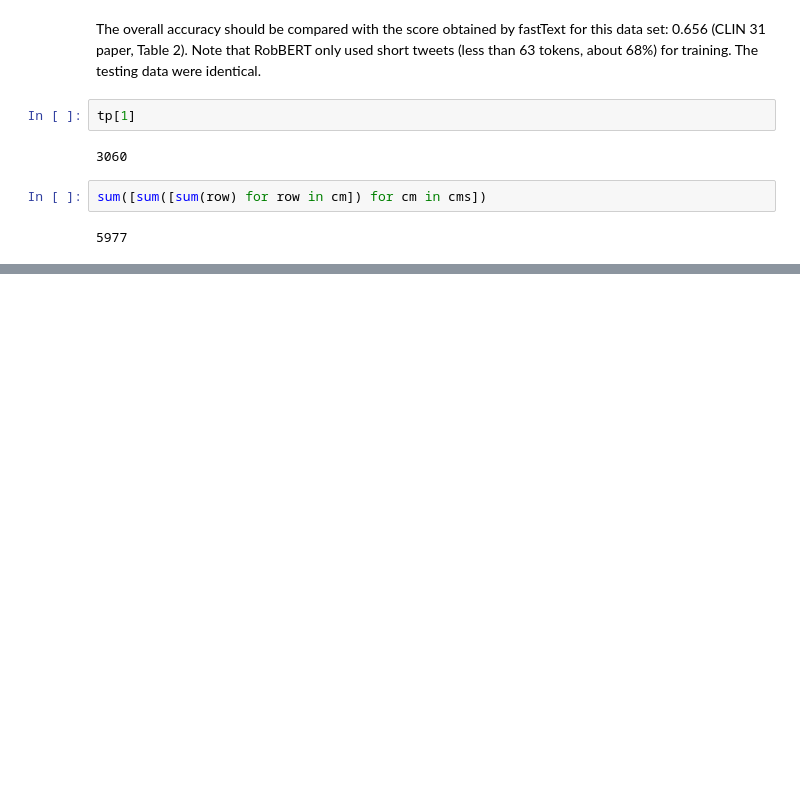
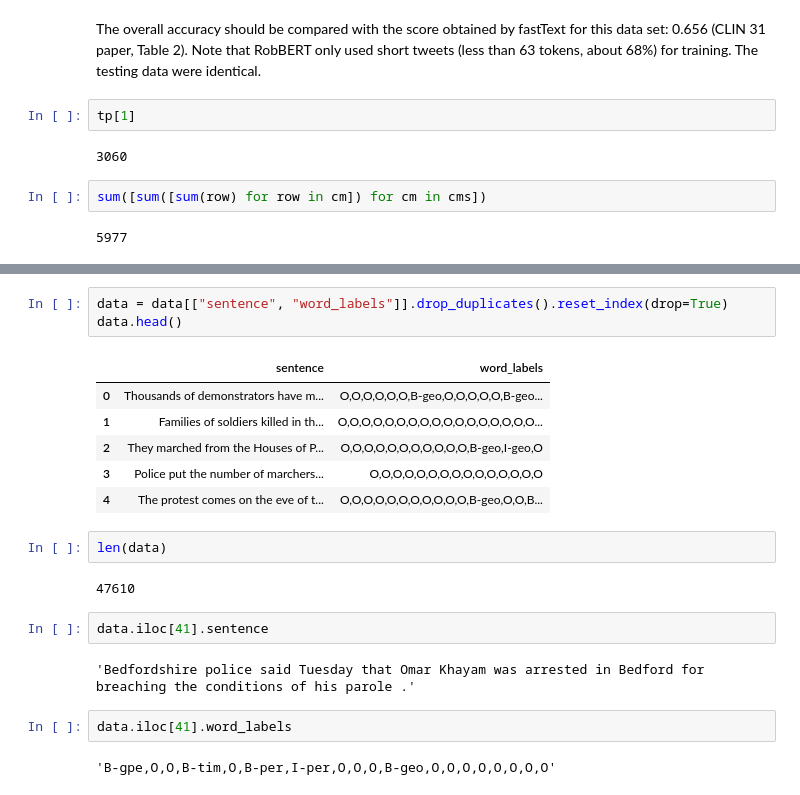
Before and after one commit to FilterBubbleErik/transformers, a Jupyter notebook: test.ipynb, the cells around one changed output, grey strips where cells are left out. Saved outputs shown, nothing was run; the diff lists cells and outputs as text; blank space fills up the shorter version.

```diff
--- a/test.ipynb
+++ b/test.ipynb
@@ -1126,0 +1286,22 @@ sum([sum([sum(row) for row in cm]) for cm in cms])
+# %%
+data = data[["sentence", "word_labels"]].drop_duplicates().reset_index(drop=True)
+data.head()
+# %% [output]
+|  | sentence | word_labels |
+| 0 | Thousands of demonstrators have m... | O,O,O,O,O,O,B-geo,O,O,O,O,O,B-geo... |
+| 1 | Families of soldiers killed in th... | O,O,O,O,O,O,O,O,O,O,O,O,O,O,O,O,O... |
+| 2 | They marched from the Houses of P... | O,O,O,O,O,O,O,O,O,O,O,B-geo,I-geo,O |
+| 3 | Police put the number of marchers... | O,O,O,O,O,O,O,O,O,O,O,O,O,O,O |
+| 4 | The protest comes on the eve of t... | O,O,O,O,O,O,O,O,O,O,O,B-geo,O,O,B... |
+# %%
+len(data)
+# %% [output]
+47610
+# %%
+data.iloc[41].sentence
+# %% [output]
+'Bedfordshire police said Tuesday that Omar Khayam was arrested in Bedford for breaching the conditions of his parole .'
+# %%
+data.iloc[41].word_labels
+# %% [output]
+'B-gpe,O,O,B-tim,O,B-per,I-per,O,O,O,B-geo,O,O,O,O,O,O,O,O'
```
Also changed, not shown: parts of 46 cells of this notebook.
